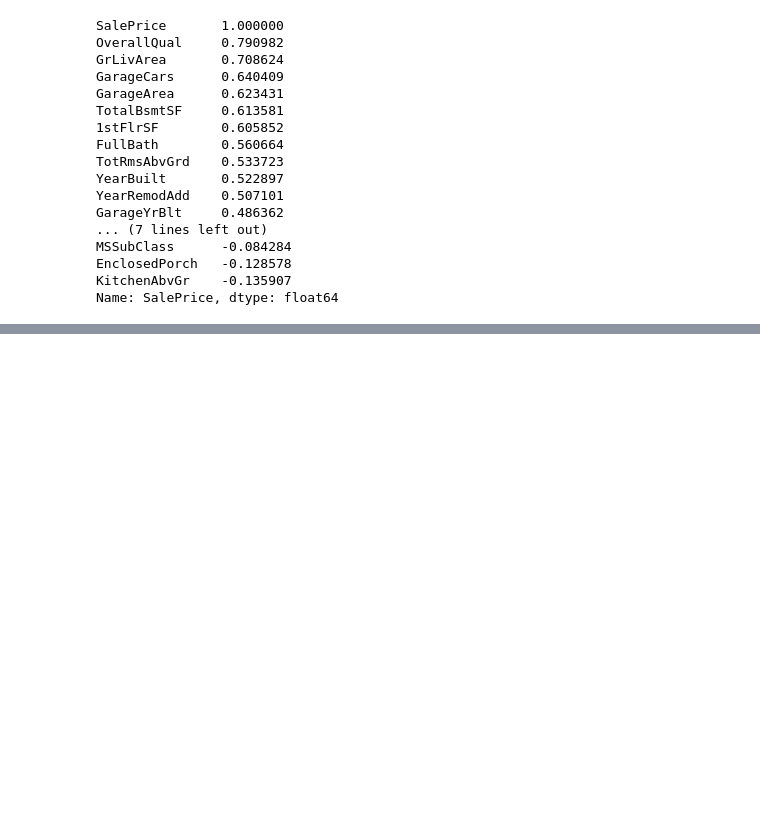
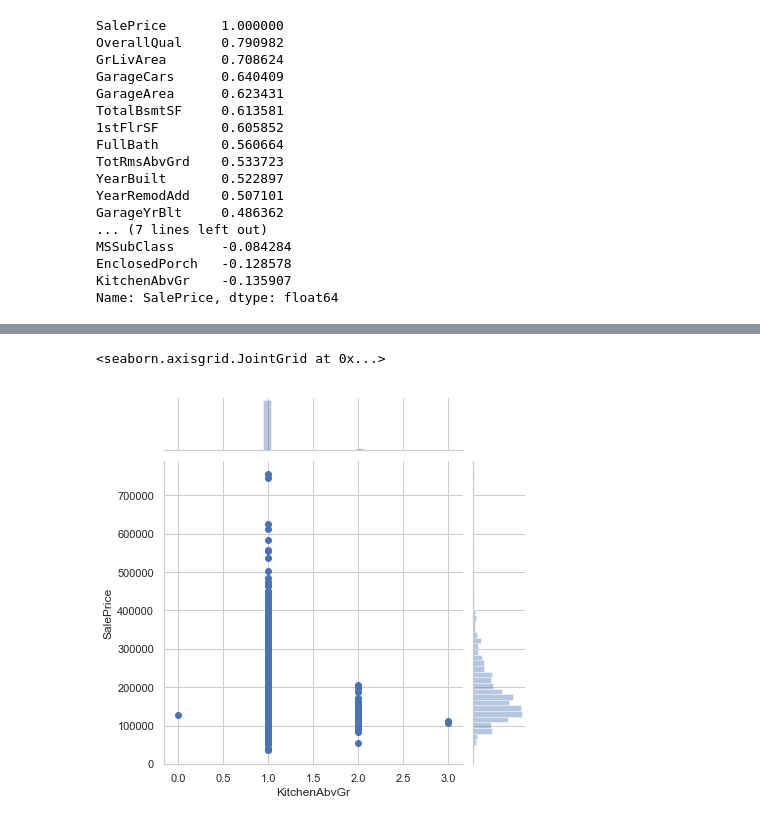
Before and after one commit to barua-anik/kaggle_housing_price_predictor, a Jupyter notebook: House Prices - Advanced Regression Techniques.ipynb, the cells around one changed output, grey strips where cells are left out. Saved outputs shown, nothing was run; the diff lists cells and outputs as text; code cells hidden in the pictures; blank space fills up the shorter version.

```diff
--- a/House Prices - Advanced Regression Techniques.ipynb
+++ b/House Prices - Advanced Regression Techniques.ipynb
@@ -247,0 +297,7 @@ Name: SalePrice, dtype: float64
+# %%
+# Lets check which has the least correlation
+
+sns.jointplot(x=train['KitchenAbvGr'], y=train['SalePrice'])
+# %% [output]
+<seaborn.axisgrid.JointGrid at 0x...>
+[figure, added]
```
Also changed, not shown: parts of 11 cells of this notebook.
